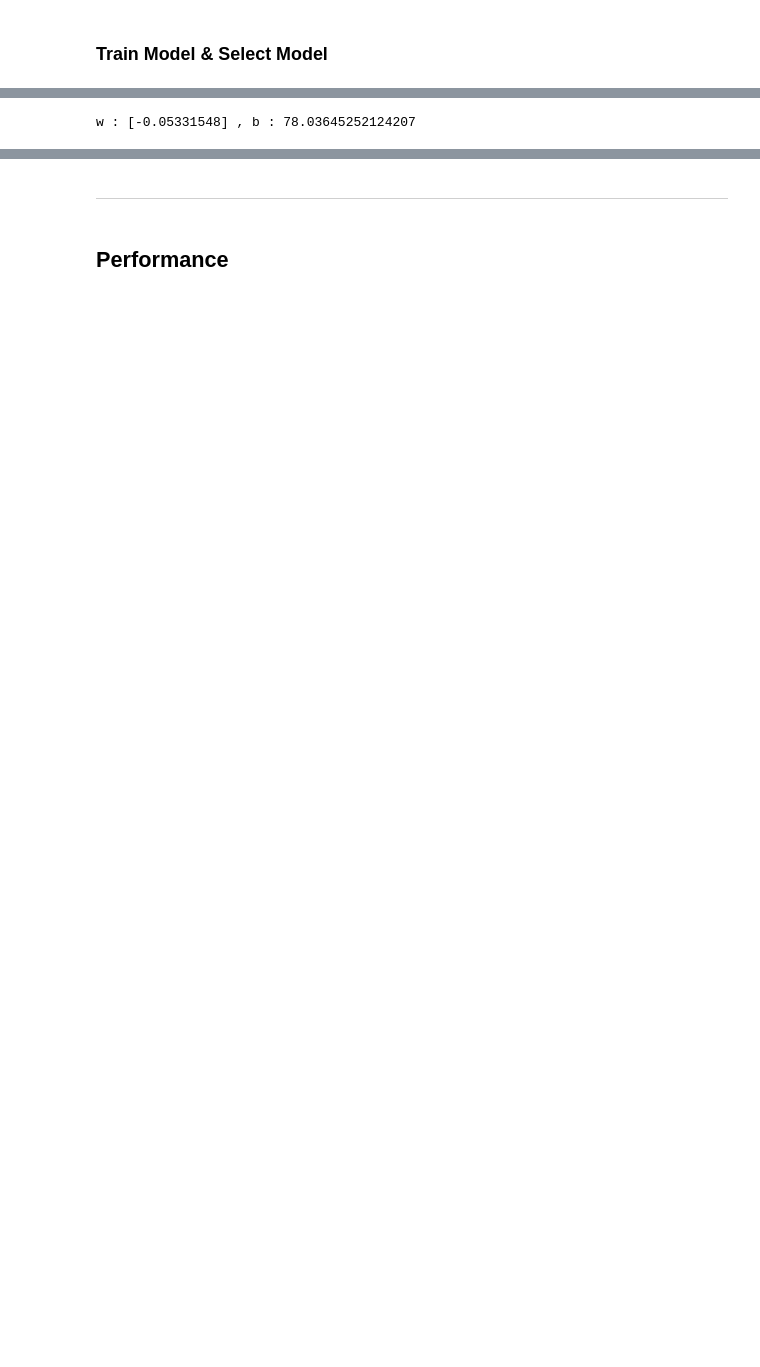
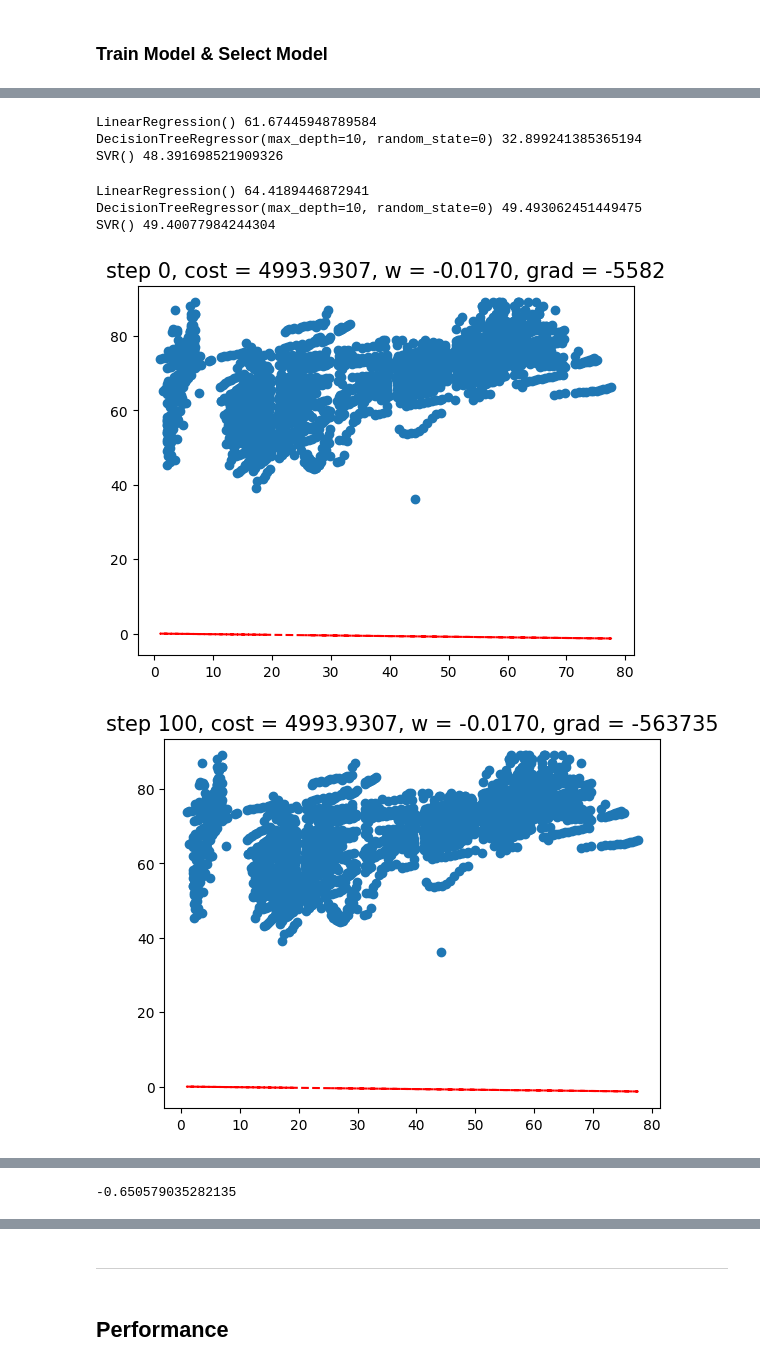
Before and after one commit to xhrisxavis23/DGU-MLDL, a Jupyter notebook: Midterm Project [정승현].ipynb, the cells around one changed output, grey strips where cells are left out. Cells and saved outputs as stored; diff of their text form; code cells hidden in the pictures; blank space fills up the shorter version.

```diff
--- a/Midterm Project [정승현].ipynb
+++ b/Midterm Project [정승현].ipynb
@@ -199,5 +221,5 @@ from sklearn.model_selection import train_test_split
 # %%
-x_data = data_final['Adult Mortality'].to_numpy()
+x_data = data_final['BMI'].to_numpy()
 y_data = data_final['Life expectancy'].to_numpy()
 
 x_train, x_test, y_train, y_test = train_test_split(x_data, y_data, test_size = 0.2, random_state = 42)
@@ -230,0 +279,7 @@ model_svr = SVR(kernel = 'rbf', degree = 3, gamma='scale', coef0 = 0.0, tol = 0.
+# %%
+# nn모델로 linear
+
+model_l = nn.Linear(1, 1, bias = False)
+print(model_l.weight)
+loss = nn.MSELoss()
+optimizer = optim.SGD(model_l.parameters(), lr = 0.01)
@@ -231,3 +297,12 @@ model_svr = SVR(kernel = 'rbf', degree = 3, gamma='scale', coef0 = 0.0, tol = 0.
+# %%
+# activation function을 추가하여 nonlinear
+
+hidden = nn.Linear(1, 20, bias = True)
+activation = nn.ReLU()
+output = nn.Linear(20, 1, bias = True)
+model_nl = nn.Sequential(hidden, activation, output)
+loss = nn.MSELoss()
+optimizer = optim.SGD(model_nl.parameters(), lr = 0.1)
 # %% [markdown]
 ### Train Model & Select Model
 # %%
@@ -261,4 +309,0 @@ SVR() 38.610584077098565
-# %%
-print("w :", model_lr.coef_, ", b :", model_lr.intercept_) # model_lr의 파라미터 확인해보기
-# %% [output]
-w : [-0.05331548] , b : 78.03645252124207
@@ -266,0 +313,47 @@ model_best = model_dt # 가장 좋은 성능을 보여준 모델은 DecisionTree
+# %%
+for model in models :
+    model.fit(x_train, y_train)
+    pre = model.predict(x_train)
+
+    loss_value = mse_loss(pre, y_train)
+
+    print(model, loss_value)
+# %% [output]
+LinearRegression() 61.67445948789584
+DecisionTreeRegressor(max_depth=10, random_state=0) 32.899241385365194
+SVR() 48.391698521909326
+# %%
+for model in models :
+    pre = model.predict(x_val)
+
+    loss_value = mse_loss(pre, y_val)
+
+    print(model, loss_value)
+# %% [output]
+LinearRegression() 64.4189446872941
+DecisionTreeRegressor(max_depth=10, random_state=0) 49.493062451449475
+SVR() 49.40077984244304
+# %%
+# nn모델로 linear
+
+for step in range(500) :
+    pre = model_l(x)
+    cost = loss(pre, y)
+
+    optimizer.zero_grad()
+    cost.backward()
+    optimizer.step()
+
+    if step % 100 == 0 :
+        plt.scatter(x.numpy(), y.numpy())
+        plt.plot(x.numpy(), pre.data.numpy(), 'r--')
+        plt.title('step %d, cost = %.4f, w = %.4f, grad = %4.f'
+                  % (step, cost.item() ,model_l.weight.item(), model_l.weight.grad.item()), fontdict = {'size' : 15})
+        plt.show()
+
+x_new = torch.Tensor([torch.mean(x)]) # BMI지수의 평균을 새로운 input으로 사용
+y_new = model_l(x_new)
+y_new.item()
+# %% [output]
+[figure, added]
+[figure, added]
@@ -266,0 +363 @@ model_best = model_dt # 가장 좋은 성능을 보여준 모델은 DecisionTree
+-0.650579035282135
```
Also changed, not shown: parts of 42 cells of this notebook.
